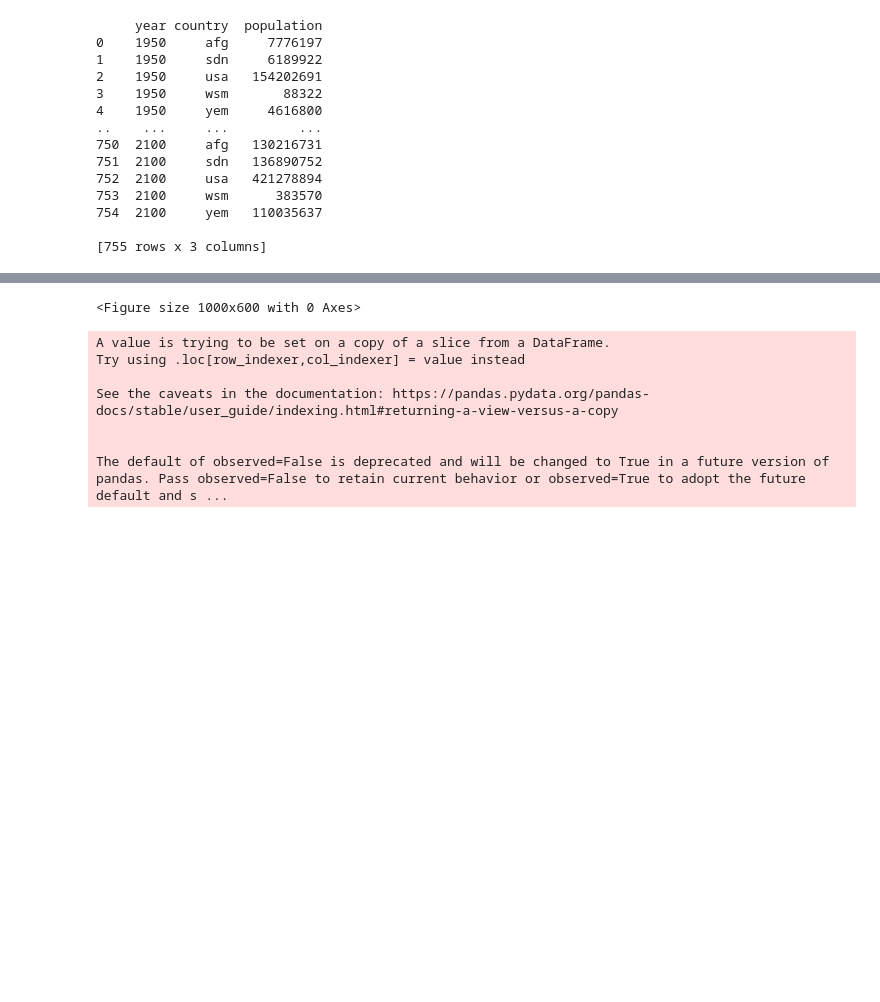
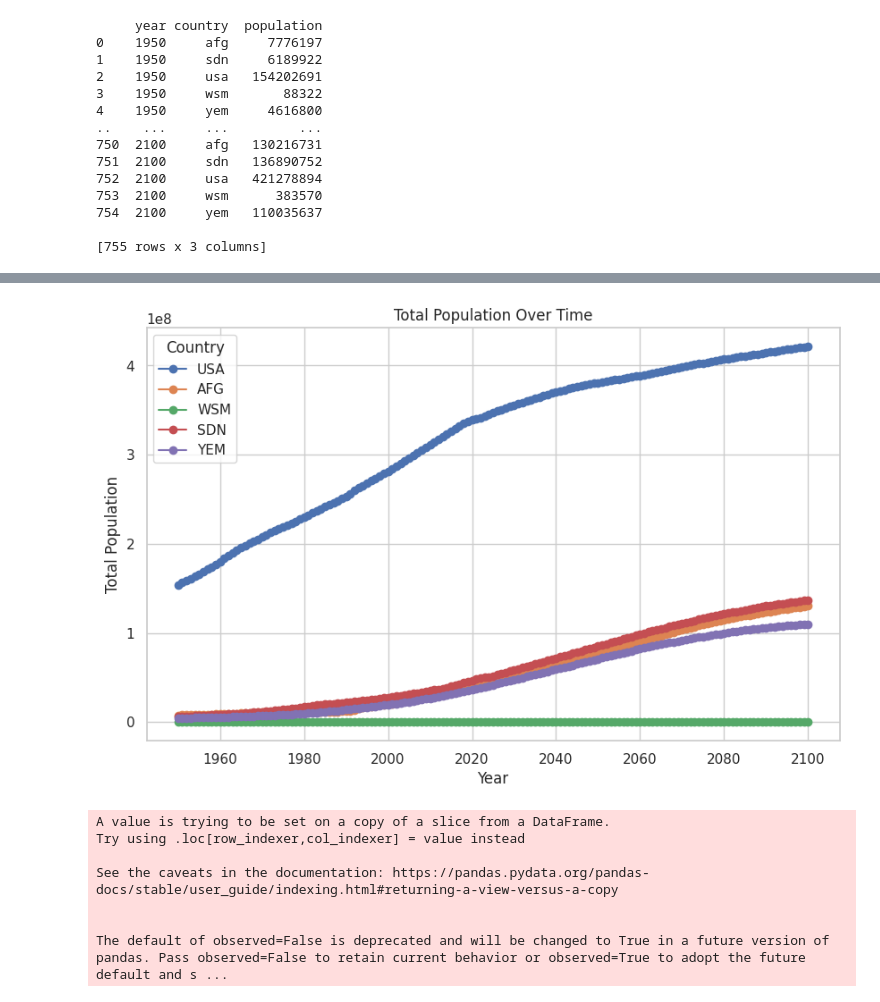
Before and after one commit to UCSF-DataSci/07-visualization-ayabz22, a Jupyter notebook: visualization.ipynb, the cells around one changed output, grey strips where cells are left out. Saved outputs shown, nothing was run; the diff lists cells and outputs as text; code cells hidden in the pictures; blank space fills up the shorter version.

Commit message:
fixed plot

```diff
--- a/visualization.ipynb
+++ b/visualization.ipynb
@@ -30,16 +30,19 @@ print(total_population)
 
 plt.figure(figsize=(10, 6))
 
-plot = px.line(
-    total_population,
-    x='year',
-    y='population',
-    color='country',
-    markers=True,
-    title='Total Population Over Time',
-    labels={'population': 'Total Population', 'year': 'Year'},
-)
-plot.show()
+for country in countries:
+    country_data = total_population[total_population['country'] == country]
+    plt.plot(country_data['year'], country_data['population'], marker='o', label=country.upper())
+
+# Customize the plot
+plt.title('Total Population Over Time')
+plt.xlabel('Year')
+plt.ylabel('Total Population')
+plt.legend(title='Country')
+plt.grid(True)
+
+# Show the plot
+plt.show()
 # %% [output]
      year country  population
 0    1950     afg     7776197
@@ -59,4 +61,4 @@ plot.show()
-<Figure size 1000x600 with 0 Axes>
+[figure, added]
 # %%
 #Make a stacked bar chart
 
```
Also changed, not shown: parts of 1 cell of this notebook.
